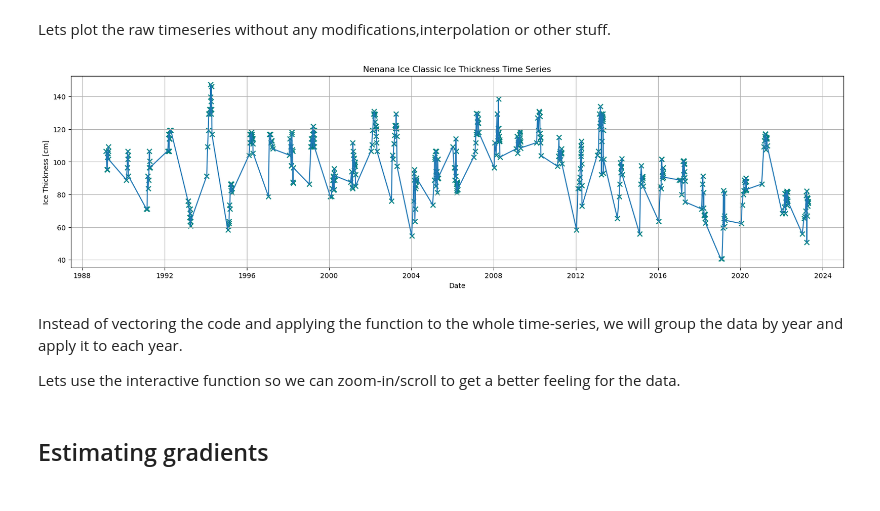
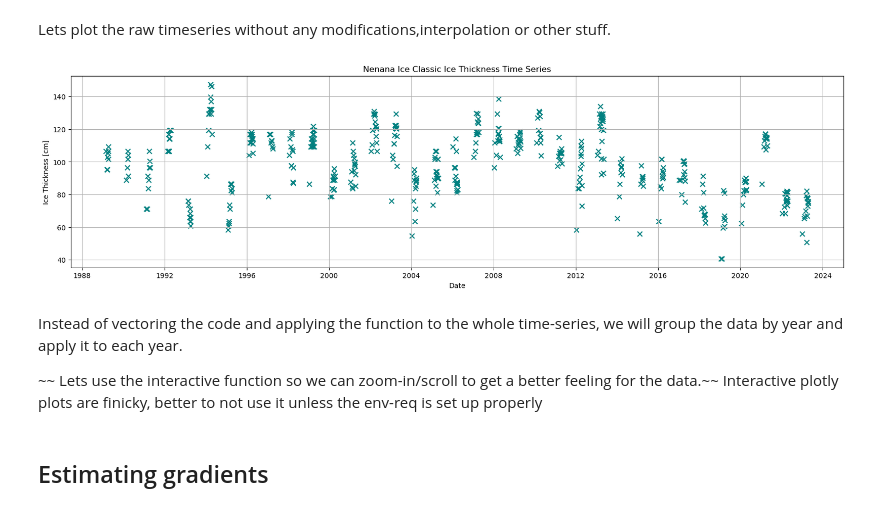
Before and after one commit to iceclassic/mude, a Jupyter notebook: book/Part_1/w3_mude.ipynb, the cells around one changed output. Cells and saved outputs as stored; diff of their text form; code cells hidden in the pictures.

```diff
--- a/book/Part_1/w3_mude.ipynb
+++ b/book/Part_1/w3_mude.ipynb
@@ -185,19 +172,19 @@ Lets plot the raw timeseries without any modifications,interpolation or other st
 # %%
 Ice_thickness=Data['IceThickness [cm]']
 Ice_thickness=Ice_thickness.dropna(inplace=False) # drop the missing values
 
 plt.figure(figsize=(20,5))
-plt.plot(Ice_thickness)
+#plt.plot(Ice_thickness)
 plt.scatter(Ice_thickness.index,Ice_thickness,color='teal',marker='x',s=50)
 plt.title('Nenana Ice Classic Ice Thickness Time Series')
 plt.ylabel('Ice Thickness [cm]')
 plt.xlabel('Date')
 plt.grid()
 plt.show()
 # %% [output]
-[figure, old version]
+[figure, new version]
 # %% [markdown]
 Instead of vectoring the code and applying the function to the whole time-series, we will group the data by year and apply it to each year.
 
-Lets use the interactive function so we can zoom-in/scroll to get a better feeling for the data.
+~~ Lets use the interactive function so we can zoom-in/scroll to get a better feeling for the data.~~ Interactive plotly plots are finicky, better to not use it unless the env-req is set up properly
 # %%
```
Also changed, not shown: parts of 9 cells of this notebook.
